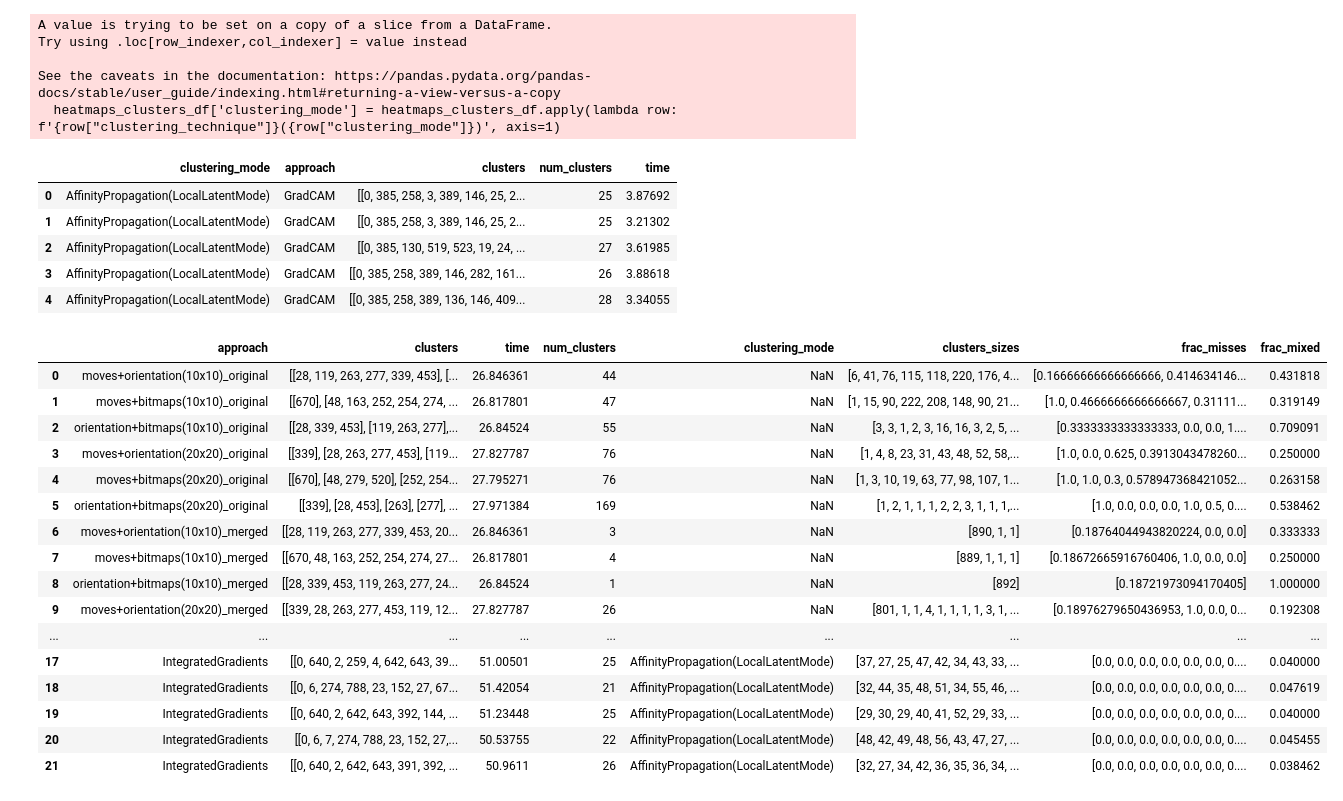
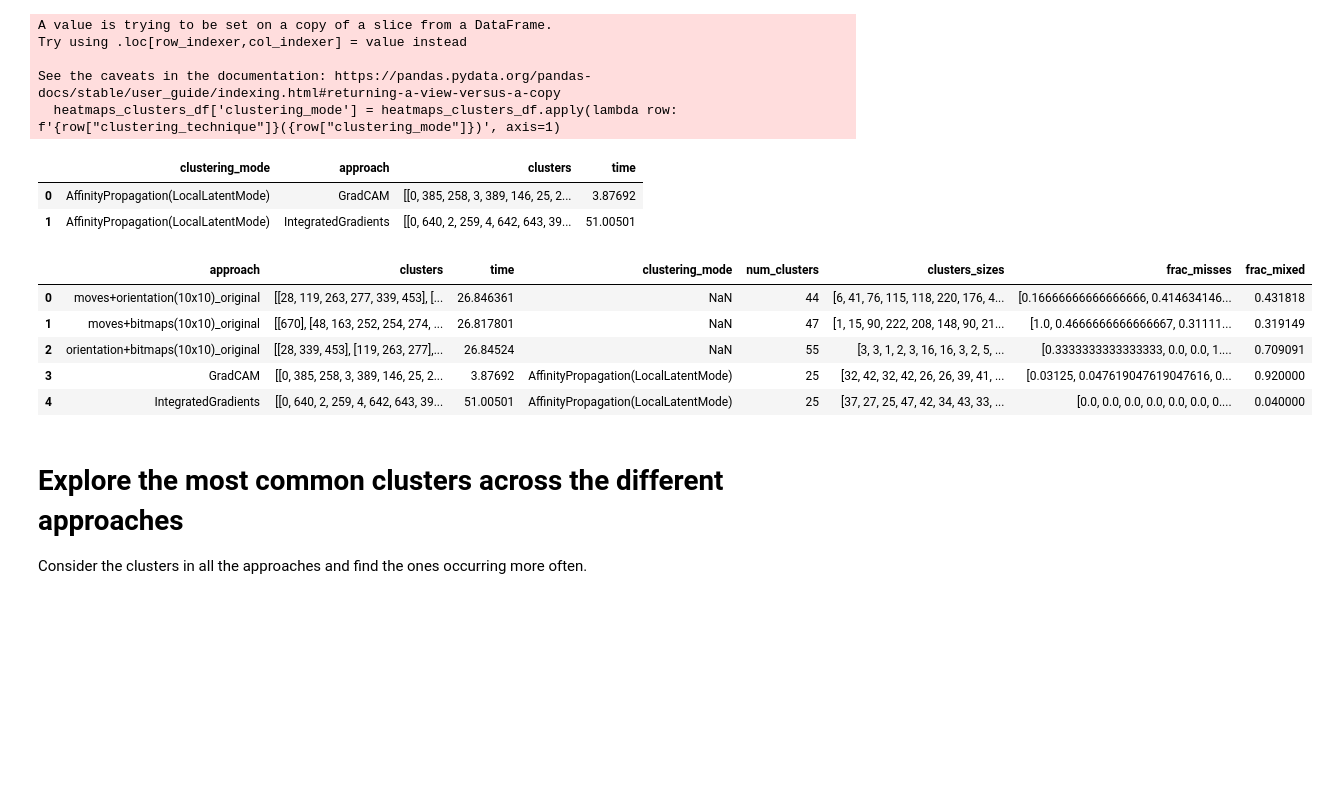
Before and after one commit to lodovicoazzini/unboxer, a Jupyter notebook: playground/explore_data.ipynb, the cells around one changed output. Cells and saved outputs as stored; diff of their text form; code cells hidden in the pictures; blank space fills up the shorter version.

Commit message:
compute the distance matrix for all the approaches

```diff
--- a/playground/explore_data.ipynb
+++ b/playground/explore_data.ipynb
@@ -15,8 +27,12 @@ featuremaps_merged_clusters_df = pd.DataFrame(data = featuremaps_df[['approach',
 featuremaps_merged_clusters_df['approach'] = featuremaps_merged_clusters_df['approach'].apply(lambda approach: approach + '_merged')
 # Add the clusters
 featuremaps_all_clusters_df = pd.concat([featuremaps_original_clusters_df, featuremaps_merged_clusters_df]).reset_index(drop=True)
-# Get the number of clusters
-featuremaps_all_clusters_df['num_clusters'] = featuremaps_all_clusters_df['clusters'].apply(len)
+
+# Filter for the desired approach
+featuremaps_all_clusters_df = featuremaps_all_clusters_df[
+    (featuremaps_all_clusters_df['approach'].str.contains('(10x10)')) &
+    (featuremaps_all_clusters_df['approach'].str.contains('original'))
+]
 
 featuremaps_all_clusters_df
 # %% [output]
@@ -42,12 +49,13 @@ heatmaps_df = pd.read_csv('../logs/heatmaps_data.csv')
 heatmaps_df['clusters'] = heatmaps_df['clusters'].apply(ast.literal_eval)
 
 # Extract the clusters df
-heatmaps_clusters_df = heatmaps_df[['clustering_mode', 'explainer', 'clustering_technique', 'clusters', 'num_clusters', 'time_clustering', 'time_contributions']]
+heatmaps_clusters_df = heatmaps_df[['clustering_mode', 'explainer', 'clustering_technique', 'clusters', 'time_clustering', 'time_contributions']]
 heatmaps_clusters_df['clustering_mode'] = heatmaps_clusters_df.apply(lambda row: f'{row["clustering_technique"]}({row["clustering_mode"]})', axis=1)
 heatmaps_clusters_df = heatmaps_clusters_df.drop(columns=['clustering_technique'])
 heatmaps_clusters_df = heatmaps_clusters_df.rename(columns={'explainer': 'approach'})
 heatmaps_clusters_df['time'] = heatmaps_clusters_df['time_clustering'] + heatmaps_clusters_df['time_contributions']
 heatmaps_clusters_df = heatmaps_clusters_df.drop(columns=['time_clustering', 'time_contributions'])
+heatmaps_clusters_df = heatmaps_clusters_df.groupby(['clustering_mode', 'approach']).first().reset_index()
 
 heatmaps_clusters_df.head()
 # %% [output]
@@ -56,55 +64,46 @@ Try using .loc[row_indexer,col_indexer] = value instead
 
 See the caveats in the documentation: https://pandas.pydata.org/pandas-docs/stable/user_guide/indexing.html#returning-a-view-versus-a-copy
   heatmaps_clusters_df['clustering_mode'] = heatmaps_clusters_df.apply(lambda row: f'{row["clustering_technique"]}({row["clustering_mode"]})', axis=1)
-|  | clustering_mode | approach | clusters | num_clusters | time |
-| 0 | AffinityPropagation(LocalLatentMode) | GradCAM | [[0, 385, 258, 3, 389, 146, 25, 2... | 25 | 3.87692 |
-| 1 | AffinityPropagation(LocalLatentMode) | GradCAM | [[0, 385, 258, 3, 389, 146, 25, 2... | 25 | 3.21302 |
-| 2 | AffinityPropagation(LocalLatentMode) | GradCAM | [[0, 385, 130, 519, 523, 19, 24, ... | 27 | 3.61985 |
-| 3 | AffinityPropagation(LocalLatentMode) | GradCAM | [[0, 385, 258, 389, 146, 282, 161... | 26 | 3.88618 |
-| 4 | AffinityPropagation(LocalLatentMode) | GradCAM | [[0, 385, 258, 389, 136, 146, 409... | 28 | 3.34055 |
+|  | clustering_mode | approach | clusters | time |
+| 0 | AffinityPropagation(LocalLatentMode) | GradCAM | [[0, 385, 258, 3, 389, 146, 25, 2... | 3.87692 |
+| 1 | AffinityPropagation(LocalLatentMode) | IntegratedGradients | [[0, 640, 2, 259, 4, 642, 643, 39... | 51.00501 |
 # %%
 from utils.dataset import get_train_test_data, get_data_masks
 import pandas as pd
 import numpy as np
 
 # Merge all the clusters together
 complete_df = pd.concat([featuremaps_all_clusters_df, heatmaps_clusters_df]).reset_index(drop=True)
 
+# Extract the data about the number of clusters
+complete_df['num_clusters'] = complete_df['clusters'].apply(len)
 # Extract data about the clusters sizes
 complete_df['clusters_sizes'] = complete_df['clusters'].apply(lambda clusters: [len(cluster) for cluster in clusters])
 
 # Get the indexes of the misclassified elements
 (train_data, train_labels), (test_data, test_labels) = get_train_test_data(rgb=True)
 predictions = np.loadtxt('../in/predictions.csv')
 mask_miss, mask_label = get_data_masks(test_labels, predictions, label=5)
 mask_miss_label = mask_miss[mask_label]
 misclassified_idxs = np.argwhere(mask_miss_label == True)
 # Find the fraction of misclassified data in each cluster
 complete_df['frac_misses'] = complete_df['clusters'].apply(
     lambda clusters: [
         len([entry for entry in cluster if entry in misclassified_idxs]) / len(cluster)
         for cluster in clusters
     ]
 )
 # Find the fraction of clusters containing both correct and incorrect classifications
 complete_df['frac_mixed'] = complete_df['frac_misses'].apply(lambda misses: len([entry for entry in misses if 0 < entry < 1]) / len(misses))
 
 complete_df
 # %% [output]
-|  | approach | clusters | time | num_clusters | clustering_mode | clusters_sizes | frac_misses | frac_mixed |
-| 0 | moves+orientation(10x10)_original | [[28, 119, 263, 277, 339, 453], [... | 26.846361 | 44 | NaN | [6, 41, 76, 115, 118, 220, 176, 4... | [0.16666666666666666, 0.414634146... | 0.431818 |
-| 1 | moves+bitmaps(10x10)_original | [[670], [48, 163, 252, 254, 274, ... | 26.817801 | 47 | NaN | [1, 15, 90, 222, 208, 148, 90, 21... | [1.0, 0.4666666666666667, 0.31111... | 0.319149 |
-| 2 | orientation+bitmaps(10x10)_original | [[28, 339, 453], [119, 263, 277],... | 26.84524 | 55 | NaN | [3, 3, 1, 2, 3, 16, 16, 3, 2, 5, ... | [0.3333333333333333, 0.0, 0.0, 1.... | 0.709091 |
-| 3 | moves+orientation(20x20)_original | [[339], [28, 263, 277, 453], [119... | 27.827787 | 76 | NaN | [1, 4, 8, 23, 31, 43, 48, 52, 58,... | [1.0, 0.0, 0.625, 0.3913043478260... | 0.250000 |
-| 4 | moves+bitmaps(20x20)_original | [[670], [48, 279, 520], [252, 254... | 27.795271 | 76 | NaN | [1, 3, 10, 19, 63, 77, 98, 107, 1... | [1.0, 1.0, 0.3, 0.578947368421052... | 0.263158 |
-| 5 | orientation+bitmaps(20x20)_original | [[339], [28, 453], [263], [277], ... | 27.971384 | 169 | NaN | [1, 2, 1, 1, 1, 2, 2, 3, 1, 1, 1,... | [1.0, 0.0, 0.0, 0.0, 1.0, 0.5, 0.... | 0.538462 |
-| 6 | moves+orientation(10x10)_merged | [[28, 119, 263, 277, 339, 453, 20... | 26.846361 | 3 | NaN | [890, 1, 1] | [0.18764044943820224, 0.0, 0.0] | 0.333333 |
-| 7 | moves+bitmaps(10x10)_merged | [[670, 48, 163, 252, 254, 274, 27... | 26.817801 | 4 | NaN | [889, 1, 1, 1] | [0.18672665916760406, 1.0, 0.0, 0.0] | 0.250000 |
-| 8 | orientation+bitmaps(10x10)_merged | [[28, 339, 453, 119, 263, 277, 24... | 26.84524 | 1 | NaN | [892] | [0.18721973094170405] | 1.000000 |
-| 9 | moves+orientation(20x20)_merged | [[339, 28, 263, 277, 453, 119, 12... | 27.827787 | 26 | NaN | [801, 1, 1, 4, 1, 1, 1, 1, 3, 1, ... | [0.18976279650436953, 1.0, 0.0, 0... | 0.192308 |
-| ... | ... | ... | ... | ... | ... | ... | ... | ... |
-| 17 | IntegratedGradients | [[0, 640, 2, 259, 4, 642, 643, 39... | 51.00501 | 25 | AffinityPropagation(LocalLatentMode) | [37, 27, 25, 47, 42, 34, 43, 33, ... | [0.0, 0.0, 0.0, 0.0, 0.0, 0.0, 0.... | 0.040000 |
-| 18 | IntegratedGradients | [[0, 6, 274, 788, 23, 152, 27, 67... | 51.42054 | 21 | AffinityPropagation(LocalLatentMode) | [32, 44, 35, 48, 51, 34, 55, 46, ... | [0.0, 0.0, 0.0, 0.0, 0.0, 0.0, 0.... | 0.047619 |
-| 19 | IntegratedGradients | [[0, 640, 2, 642, 643, 392, 144, ... | 51.23448 | 25 | AffinityPropagation(LocalLatentMode) | [29, 30, 29, 40, 41, 52, 29, 33, ... | [0.0, 0.0, 0.0, 0.0, 0.0, 0.0, 0.... | 0.040000 |
-| 20 | IntegratedGradients | [[0, 6, 7, 274, 788, 23, 152, 27,... | 50.53755 | 22 | AffinityPropagation(LocalLatentMode) | [48, 42, 49, 48, 56, 43, 47, 27, ... | [0.0, 0.0, 0.0, 0.0, 0.0, 0.0, 0.... | 0.045455 |
-| 21 | IntegratedGradients | [[0, 640, 2, 642, 643, 391, 392, ... | 50.9611 | 26 | AffinityPropagation(LocalLatentMode) | [32, 27, 34, 42, 36, 35, 36, 34, ... | [0.0, 0.0, 0.0, 0.0, 0.0, 0.0, 0.... | 0.038462 |
+|  | approach | clusters | time | clustering_mode | num_clusters | clusters_sizes | frac_misses | frac_mixed |
+| 0 | moves+orientation(10x10)_original | [[28, 119, 263, 277, 339, 453], [... | 26.846361 | NaN | 44 | [6, 41, 76, 115, 118, 220, 176, 4... | [0.16666666666666666, 0.414634146... | 0.431818 |
+| 1 | moves+bitmaps(10x10)_original | [[670], [48, 163, 252, 254, 274, ... | 26.817801 | NaN | 47 | [1, 15, 90, 222, 208, 148, 90, 21... | [1.0, 0.4666666666666667, 0.31111... | 0.319149 |
+| 2 | orientation+bitmaps(10x10)_original | [[28, 339, 453], [119, 263, 277],... | 26.84524 | NaN | 55 | [3, 3, 1, 2, 3, 16, 16, 3, 2, 5, ... | [0.3333333333333333, 0.0, 0.0, 1.... | 0.709091 |
+| 3 | GradCAM | [[0, 385, 258, 3, 389, 146, 25, 2... | 3.87692 | AffinityPropagation(LocalLatentMode) | 25 | [32, 42, 32, 42, 26, 26, 39, 41, ... | [0.03125, 0.047619047619047616, 0... | 0.920000 |
+| 4 | IntegratedGradients | [[0, 640, 2, 259, 4, 642, 643, 39... | 51.00501 | AffinityPropagation(LocalLatentMode) | 25 | [37, 27, 25, 47, 42, 34, 43, 33, ... | [0.0, 0.0, 0.0, 0.0, 0.0, 0.0, 0.... | 0.040000 |
+# %% [markdown]
+# Explore the most common clusters across the different approaches
+Consider the clusters in all the approaches and find the ones occurring more often.
```
Also changed, not shown: parts of 8 cells of this notebook.
